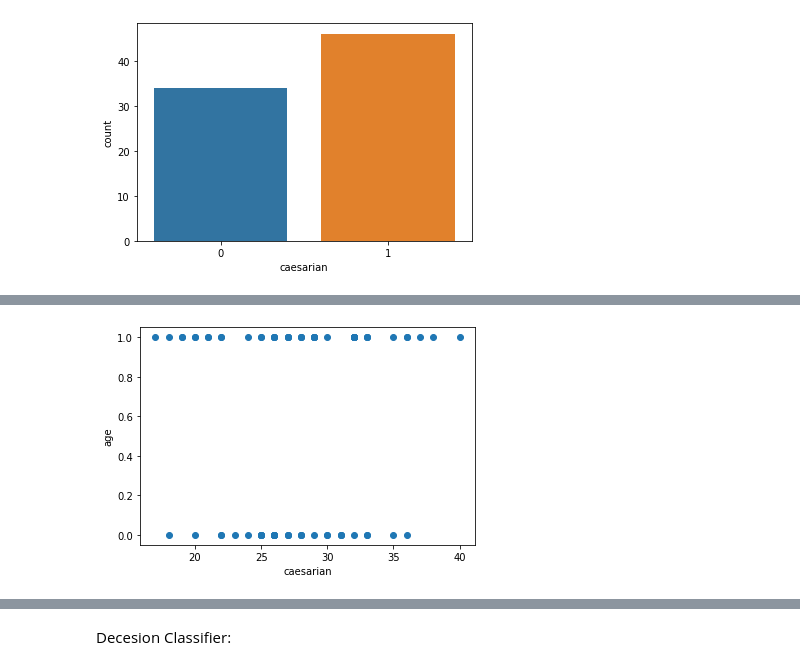
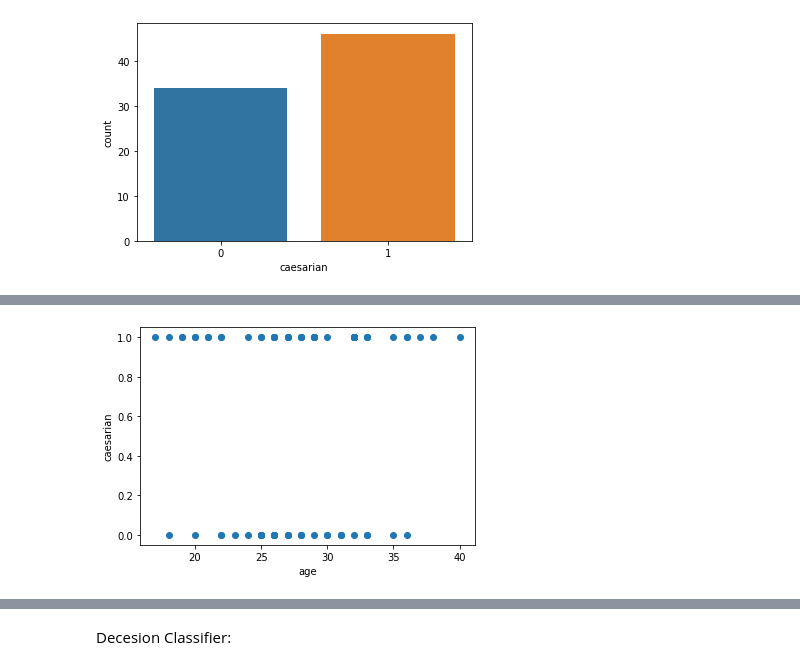
Before and after one commit to Hemanthpusa/Python-assigement, a Jupyter notebook: UNP_2.ipynb, the cells around one changed output, grey strips where cells are left out. Drawn from its saved outputs; the diff is of its cells as text; code cells hidden in the pictures.

```diff
--- a/UNP_2.ipynb
+++ b/UNP_2.ipynb
@@ -105,10 +135,10 @@ sns.countplot(x="caesarian",data=data)
 # %%
 plt.scatter(data['Age'],data['caesarian'])
-plt.xlabel('caesarian')
-plt.ylabel('age')
+plt.xlabel('age')
+plt.ylabel('caesarian')
 plt.show()
 # %% [output]
-[figure, old version]
+[figure, new version]
 # %%
 from sklearn.model_selection import train_test_split
 # %%
```
Also changed, not shown: parts of 17 cells of this notebook.
